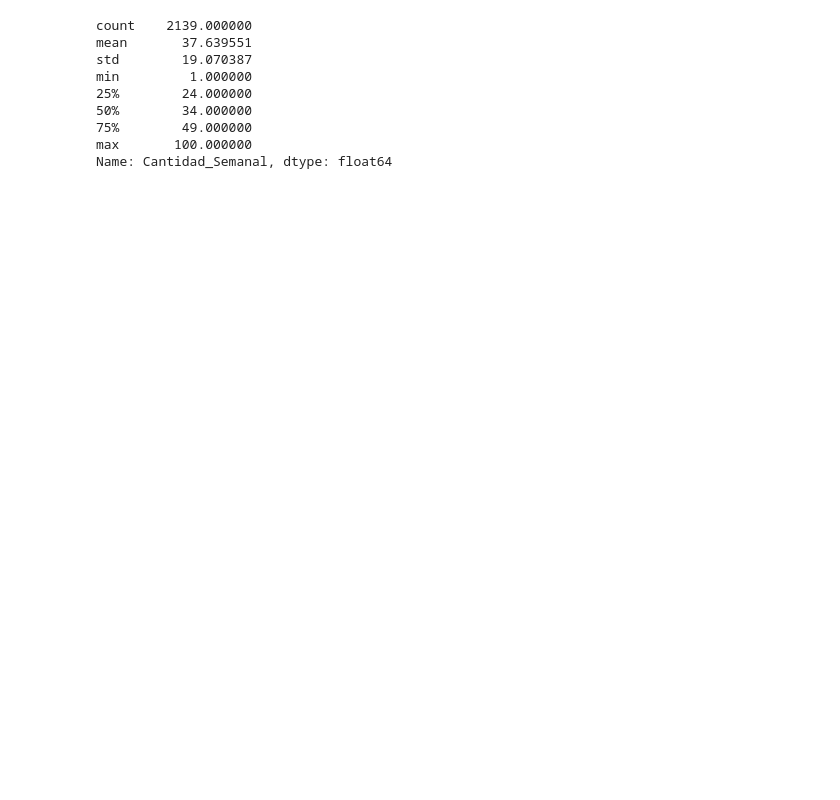
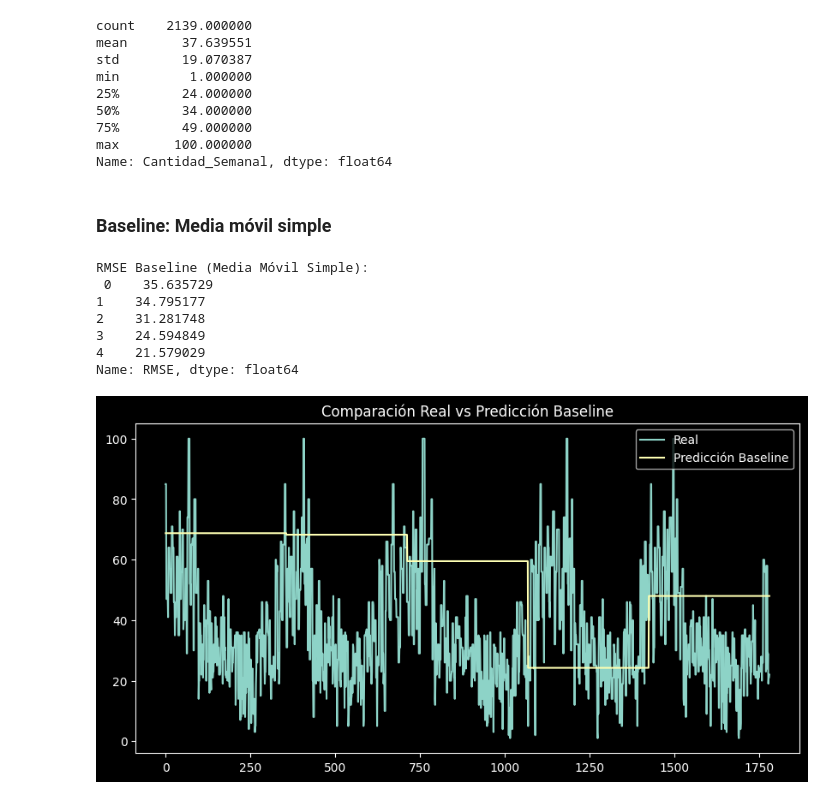
Before and after one commit to MarcosSaade/AnalisisVentas, a Jupyter notebook: notebooks/modelado.ipynb, the cells around one changed output. Cells and saved outputs as stored; diff of their text form; code cells hidden in the pictures; blank space fills up the shorter version.

```diff
--- a/notebooks/modelado.ipynb
+++ b/notebooks/modelado.ipynb
@@ -46,0 +60,41 @@ Name: Cantidad_Semanal, dtype: float64
+# %% [markdown]
+### Baseline: Media móvil simple
+# %%
+# Baseline: Media móvil simple (4 semanas)
+resultados_baseline = []
+
+for train_index, test_index in tscv.split(X):
+    X_train, X_test = X.iloc[train_index], X.iloc[test_index]
+    y_train, y_test = y.iloc[train_index], y.iloc[test_index]
+
+    # Predicción usando media móvil simple
+    y_pred_baseline = y_train.rolling(window=4, min_periods=1).mean().iloc[-1]
+    y_pred_baseline = np.full(shape=y_test.shape, fill_value=y_pred_baseline)
+
+    # Evaluación
+    rmse_baseline = np.sqrt(mean_squared_error(y_test, y_pred_baseline))
+
+    resultados_baseline.append({
+        'Real': y_test.values,
+        'Predicción': y_pred_baseline,
+        'RMSE': rmse_baseline
+    })
+
+resultados_baseline_df = pd.DataFrame(resultados_baseline)
+print("RMSE Baseline (Media Móvil Simple): \n", resultados_baseline_df['RMSE'])
+
+plt.figure(figsize=(10, 5))
+plt.plot(resultados_baseline_df['Real'].explode().values, label='Real')
+plt.plot(resultados_baseline_df['Predicción'].explode().values, label='Predicción Baseline')
+plt.legend()
+plt.title('Comparación Real vs Predicción Baseline')
+plt.show()
+# %% [output]
+RMSE Baseline (Media Móvil Simple):
+ 0    35.635729
+1    34.795177
+2    31.281748
+3    24.594849
+4    21.579029
+Name: RMSE, dtype: float64
+[figure, added]
```
Also changed, not shown: parts of 10 cells of this notebook, 1 other file.
